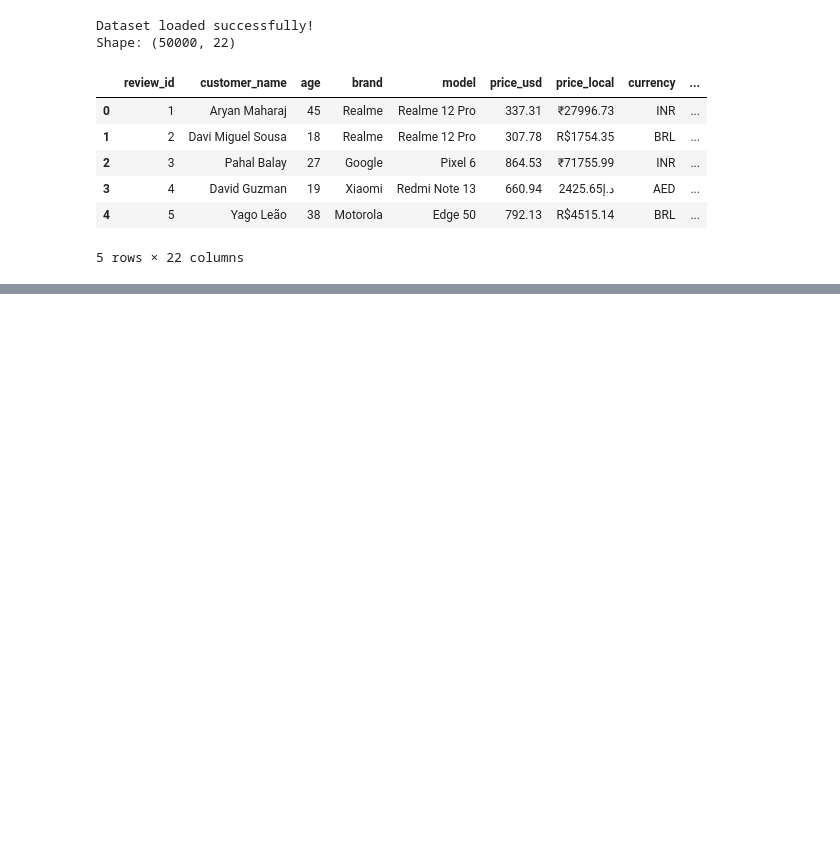
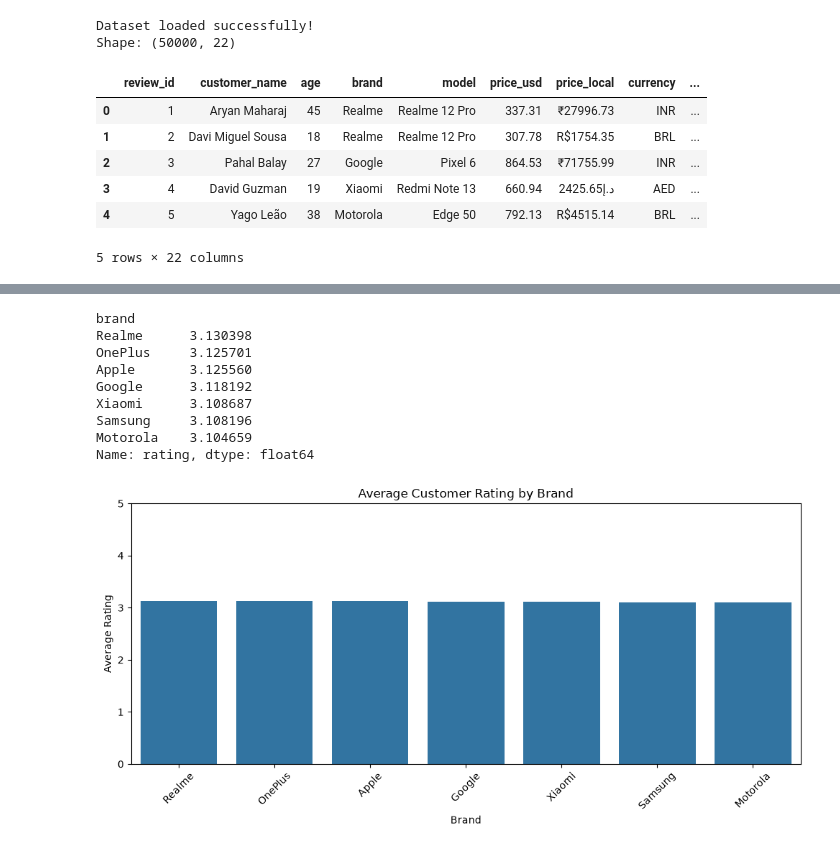
Before and after one commit to paulrobinsonr/Mobile_product_segmentation, a Jupyter notebook: mobile_prt_seg.ipynb, the cells around one changed output, grey strips where cells are left out. Drawn from its saved outputs; the diff is of its cells as text; code cells hidden in the pictures; blank space fills up the shorter version.

```diff
--- a/mobile_prt_seg.ipynb
+++ b/mobile_prt_seg.ipynb
@@ -35,0 +305,37 @@ Shape: (50000, 22)
+# %%
+# ============================================
+# Step 6.3: Average Rating by Brand
+# ============================================
+
+avg_rating_brand = (
+    df_clean.groupby("brand")["rating"]
+    .mean()
+    .sort_values(ascending=False)
+)
+
+print(avg_rating_brand)
+
+plt.figure(figsize=(10, 5))
+sns.barplot(
+    x=avg_rating_brand.index,
+    y=avg_rating_brand.values
+)
+
+plt.title("Average Customer Rating by Brand")
+plt.xlabel("Brand")
+plt.ylabel("Average Rating")
+plt.xticks(rotation=45)
+plt.ylim(0, 5)
+plt.tight_layout()
+plt.show()
+# %% [output]
+brand
+Realme      3.130398
+OnePlus     3.125701
+Apple       3.125560
+Google      3.118192
+Xiaomi      3.108687
+Samsung     3.108196
+Motorola    3.104659
+Name: rating, dtype: float64
+[figure, added]
```
Also changed, not shown: parts of 34 cells of this notebook, 6 other files.
